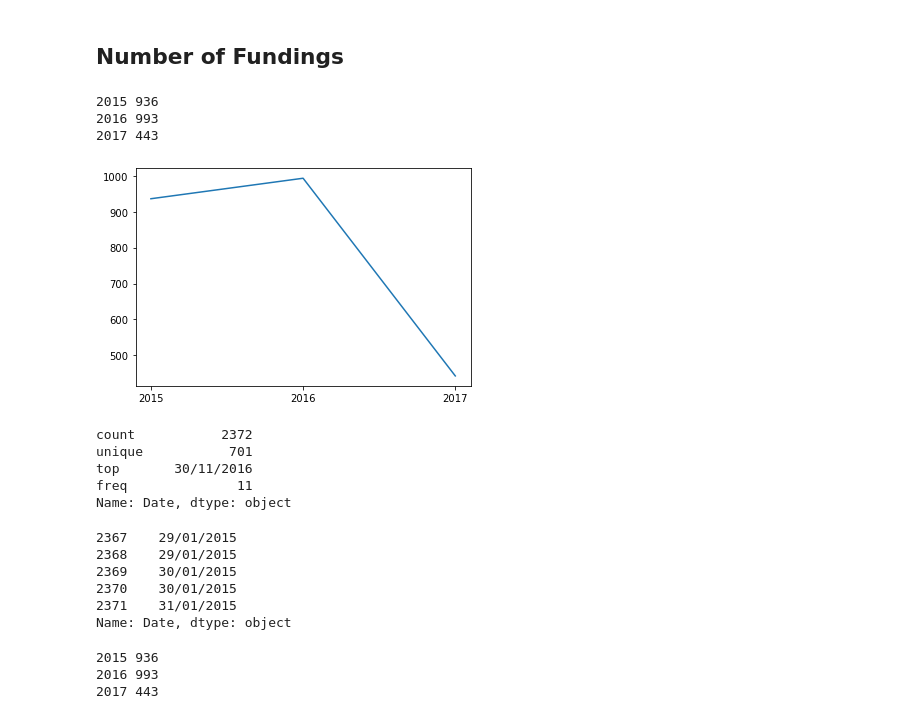
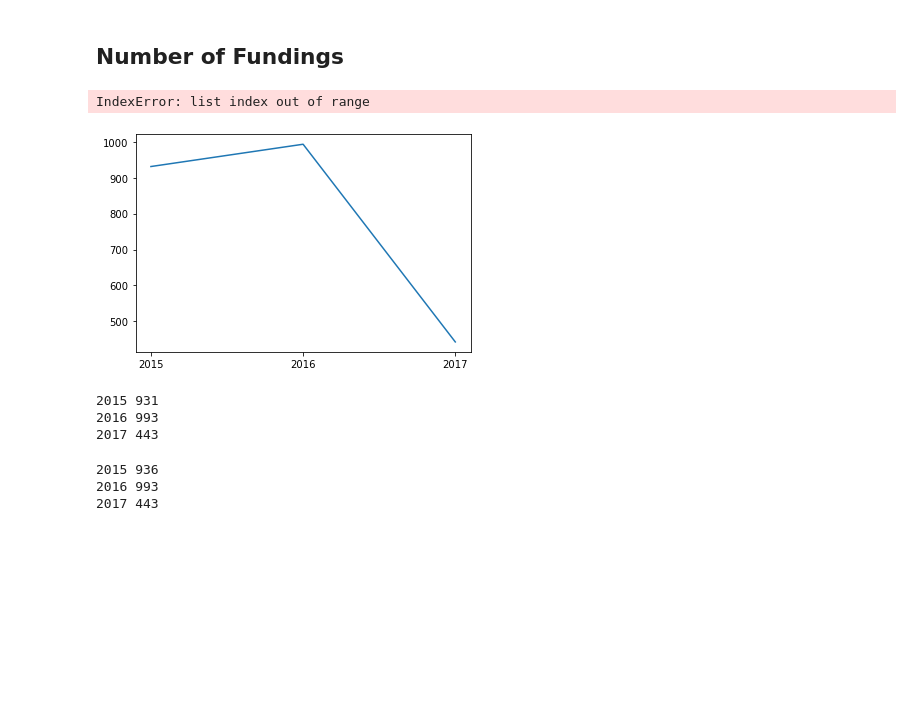
Before and after one commit to sumitkjm/python-learning, a Jupyter notebook: coding ninjas/doubts/Lecture_10_13_and_projects.ipynb, the cells around one changed output. Saved outputs shown, nothing was run; the diff lists cells and outputs as text; code cells hidden in the pictures; blank space fills up the shorter version.

```diff
--- a/coding ninjas/doubts/Lecture_10_13_and_projects.ipynb
+++ b/coding ninjas/doubts/Lecture_10_13_and_projects.ipynb
@@ -521,14 +642,13 @@ with open('amazon_jobs_dataset.csv') as file:
 # %%
 import csv
-with open("amazon_jobs_dataset.csv") as file_obj:
-    file_data = csv.DictReader(file_obj, skipinitialspace = True)
-    file_list = list(file_data)
-
-    job = 0
-    for row in file_list:
-        if 'Bachelor' in row['BASIC QUALIFICATIONS'] or 'BS' in row['BASIC QUALIFICATIONS'] or 'BA' in row['BASIC QUALIFICATIONS']:
-            job += 1
-    print(job)
+x=open('amazon_jobs_dataset.csv')
+y=csv.DictReader(x,skipinitialspace=True)
+f=0
+j=0
+for i in y:
+    if('Bachelor' in i['BASIC QUALIFICATIONS'] or 'BS' in i['BASIC QUALIFICATIONS'] or 'BA'in i['BASIC QUALIFICATIONS']):
+        f+=1
+print(f)
 # %% [output]
 2961
 # %% [markdown]
@@ -1865,7 +2107,7 @@ from datetime import datetime
 df = pd.read_csv("startup_funding.csv")
 d = {}
 for i in df.values:
-    year = i[1].replace(".","/").replace("//","/").split("/")[2]
+    year = i[1].replace("//","/").split("/")[2]
     if year!='':
         d[year] = d.get(year,0) + 1
 year = []
@@ -1881,21 +2123,39 @@ plt.show()
 print(df.Date.describe())
 df.Date.tail()
 # %% [output]
-2015 936
-2016 993
-2017 443
+IndexError: list index out of range
-[figure, removed]
-count           2372
-unique           701
-top       30/11/2016
-freq              11
-Name: Date, dtype: object
-2367    29/01/2015
-2368    29/01/2015
-2369    30/01/2015
-2370    30/01/2015
-2371    31/01/2015
-Name: Date, dtype: object
+# %%
+import pandas as pd
+import matplotlib.pyplot as plt
+import numpy as np
+
+
+file=pd.read_csv('startup_funding.csv')
+df=file.copy()
+
+date=df['Date'].str.split('/',expand=True)
+year=date[2]
+year=year[year!='']
+freq=year.value_counts(ascending=True)
+
+# print(freq)
+
+freq.sort_index(inplace=True)
+date=freq.index
+jobOpenings=freq.values
+# print(date)
+# print(jobOpenings)
+
+plt.plot(date,jobOpenings)
+plt.show()
+
+for i in range(len(date)):
+    print(date[i],jobOpenings[i])
+# %% [output]
+[figure, added]
+2015 931
+2016 993
+2017 443
 # %%
 import pandas as pd
 import matplotlib.pyplot as plt
```
Also changed, not shown: parts of 24 cells of this notebook, 22 other files.
